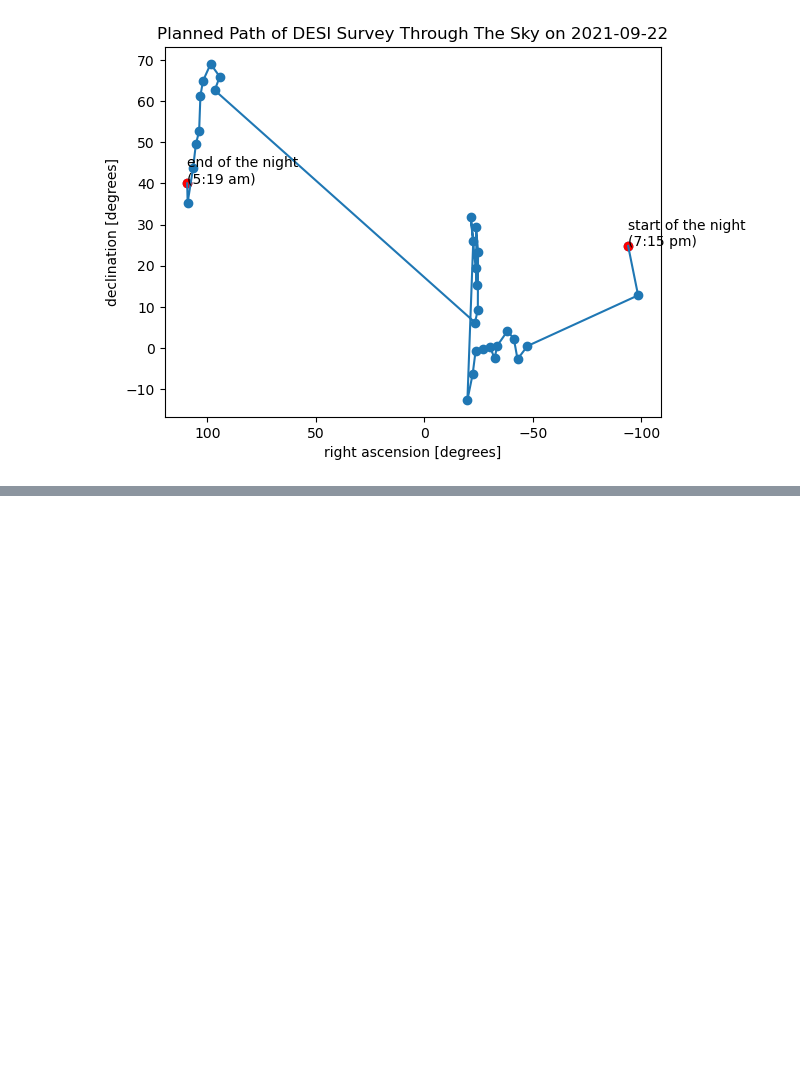
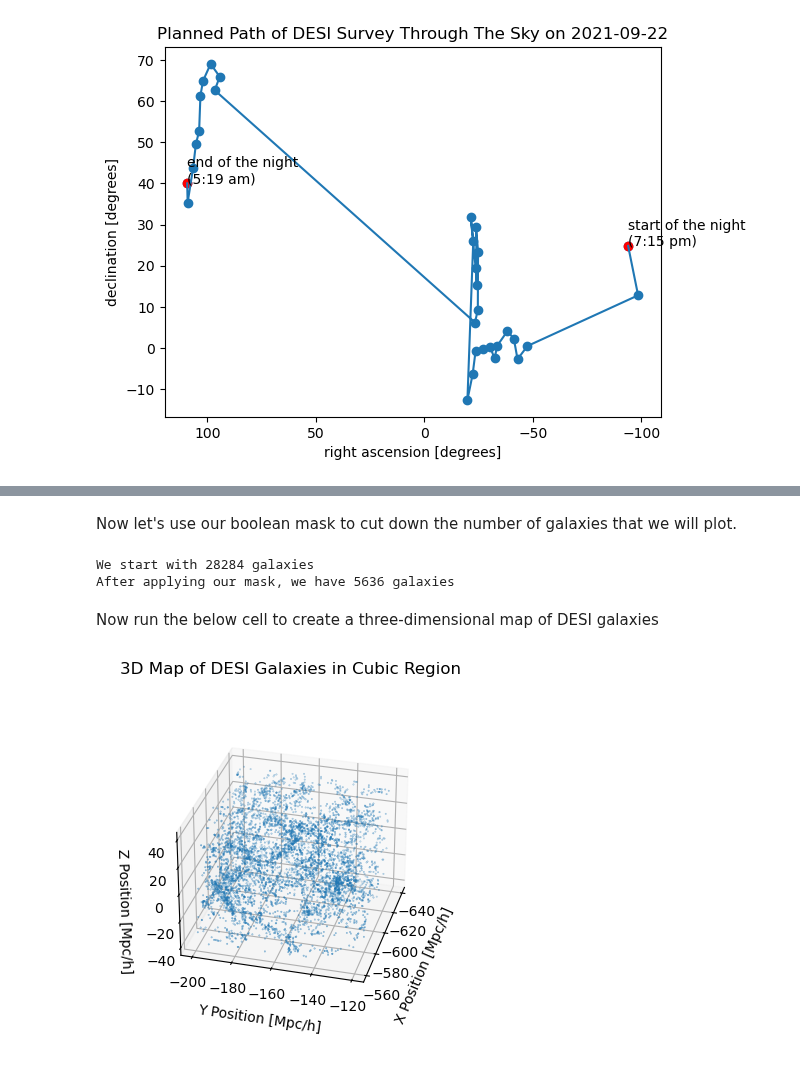
Before and after one commit to DESIHIGH/desihigh, a Jupyter notebook: notebooks/English/MappingTheUniverse.ipynb, the cells around one changed output, grey strips where cells are left out. Cells and saved outputs as stored; diff of their text form; code cells hidden in the pictures; blank space fills up the shorter version.

```diff
--- a/notebooks/English/MappingTheUniverse.ipynb
+++ b/notebooks/English/MappingTheUniverse.ipynb
@@ -210,0 +203,5 @@ Images for later use:
+# %%
+from desihigh.galaxies import get_x_y_z_region
+
+# load galaxy positions
+x_positions, y_positions, z_positions = get_x_y_z_region()
@@ -210,0 +225,45 @@ Images for later use:
+# %%
+select_x = (x_positions > -640) * (x_positions < -560)
+
+select_y = (y_positions > -200) * (y_positions < -120)
+
+select_z =  (z_positions > -40) * (z_positions < 40)
+
+select_galaxies = select_x * select_y * select_z
+# %% [markdown]
+Now let's use our boolean mask to cut down the number of galaxies that we will plot.
+# %%
+print(f'We start with {x_positions.shape[0]} galaxies')
+
+x_positions = x_positions[select_galaxies]
+y_positions = y_positions[select_galaxies]
+z_positions = z_positions[select_galaxies]
+
+print(f'After applying our mask, we have {x_positions.shape[0]} galaxies')
+# %% [output]
+We start with 28284 galaxies
+After applying our mask, we have 5636 galaxies
+# %% [markdown]
+Now run the below cell to create a three-dimensional map of DESI galaxies
+# %%
+plot_rotation = 15
+
+
+fig = plt.figure()
+ax = fig.add_subplot(projection='3d')
+
+ax.scatter(x_positions, y_positions, z_positions, s = 0.1)
+
+ax.set_xlabel('X Position [Mpc/h]', labelpad=10)
+ax.set_ylabel('Y Position [Mpc/h]', labelpad=10)
+ax.set_zlabel('Z Position [Mpc/h]', labelpad=10)
+
+plt.title('3D Map of DESI Galaxies in Cubic Region')
+
+ax.set_box_aspect(None, zoom=0.78)
+
+ax.view_init(azim=plot_rotation)
+
+plt.show()
+# %% [output]
+[figure, added]
```
Also changed, not shown: parts of 16 cells of this notebook, 3 other files.
